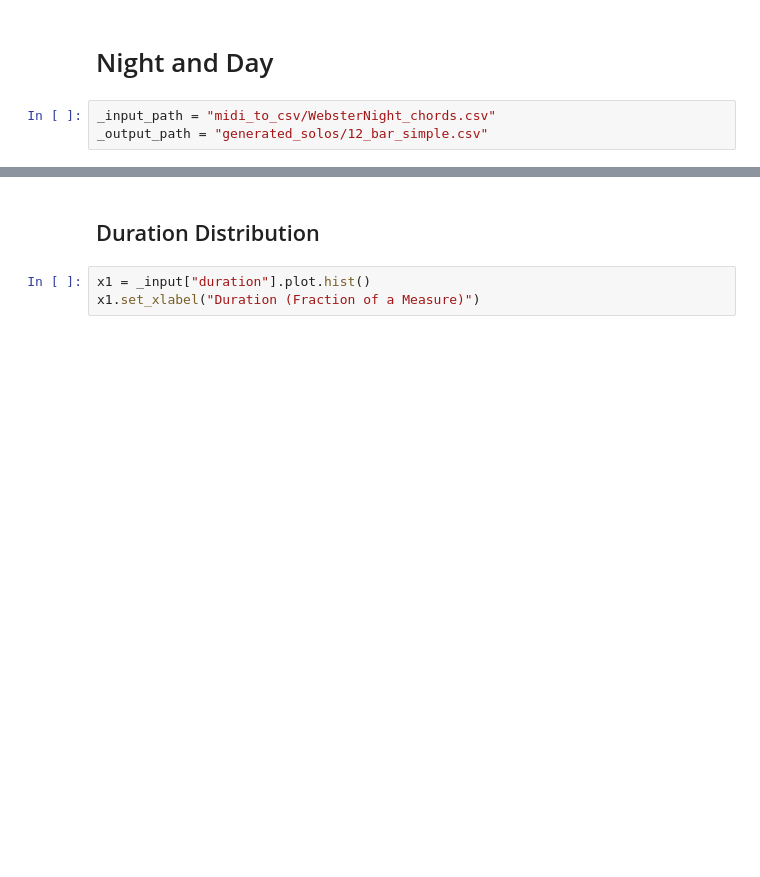
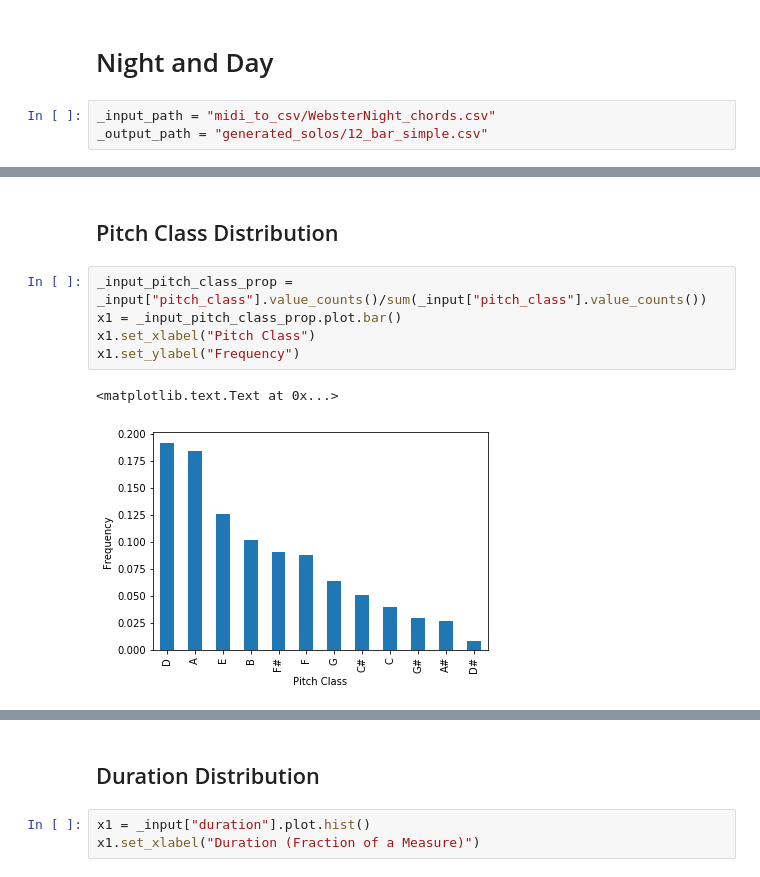
Before and after one commit to callaunchpad/JazzImprov, a Jupyter notebook: Webster_Night_Vis.ipynb, the cells around one changed output, grey strips where cells are left out. Saved outputs shown, nothing was run; the diff lists cells and outputs as text; blank space fills up the shorter version.

```diff
--- a/Webster_Night_Vis.ipynb
+++ b/Webster_Night_Vis.ipynb
@@ -92,0 +100,10 @@ x1x2.set_ylabel("Frequency")
+# %% [markdown]
+## Pitch Class Distribution
+# %%
+_input_pitch_class_prop = _input["pitch_class"].value_counts()/sum(_input["pitch_class"].value_counts())
+x1 = _input_pitch_class_prop.plot.bar()
+x1.set_xlabel("Pitch Class")
+x1.set_ylabel("Frequency")
+# %% [output]
+<matplotlib.text.Text at 0x...>
+[figure, added]
```
Also changed, not shown: parts of 9 cells of this notebook.
